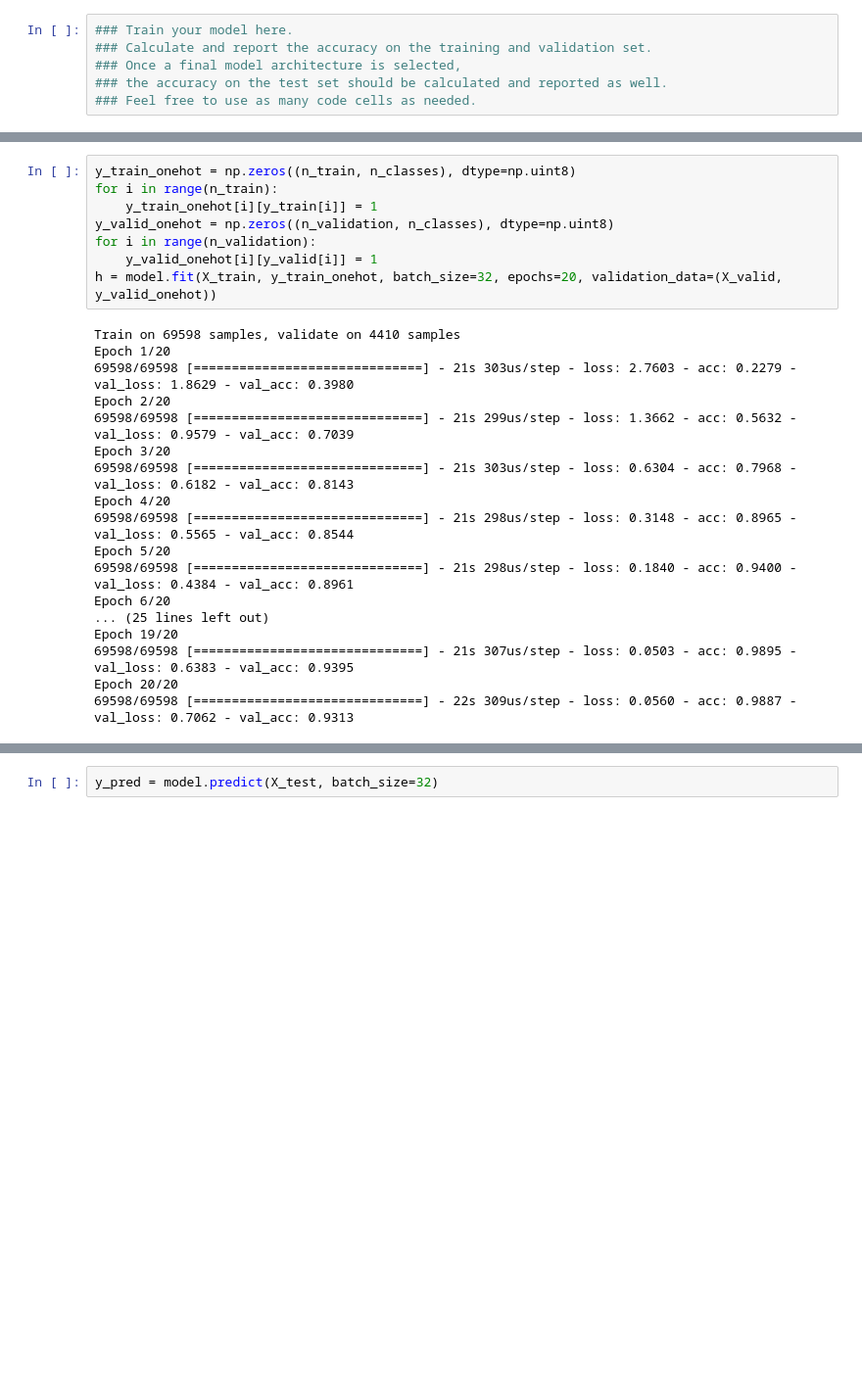
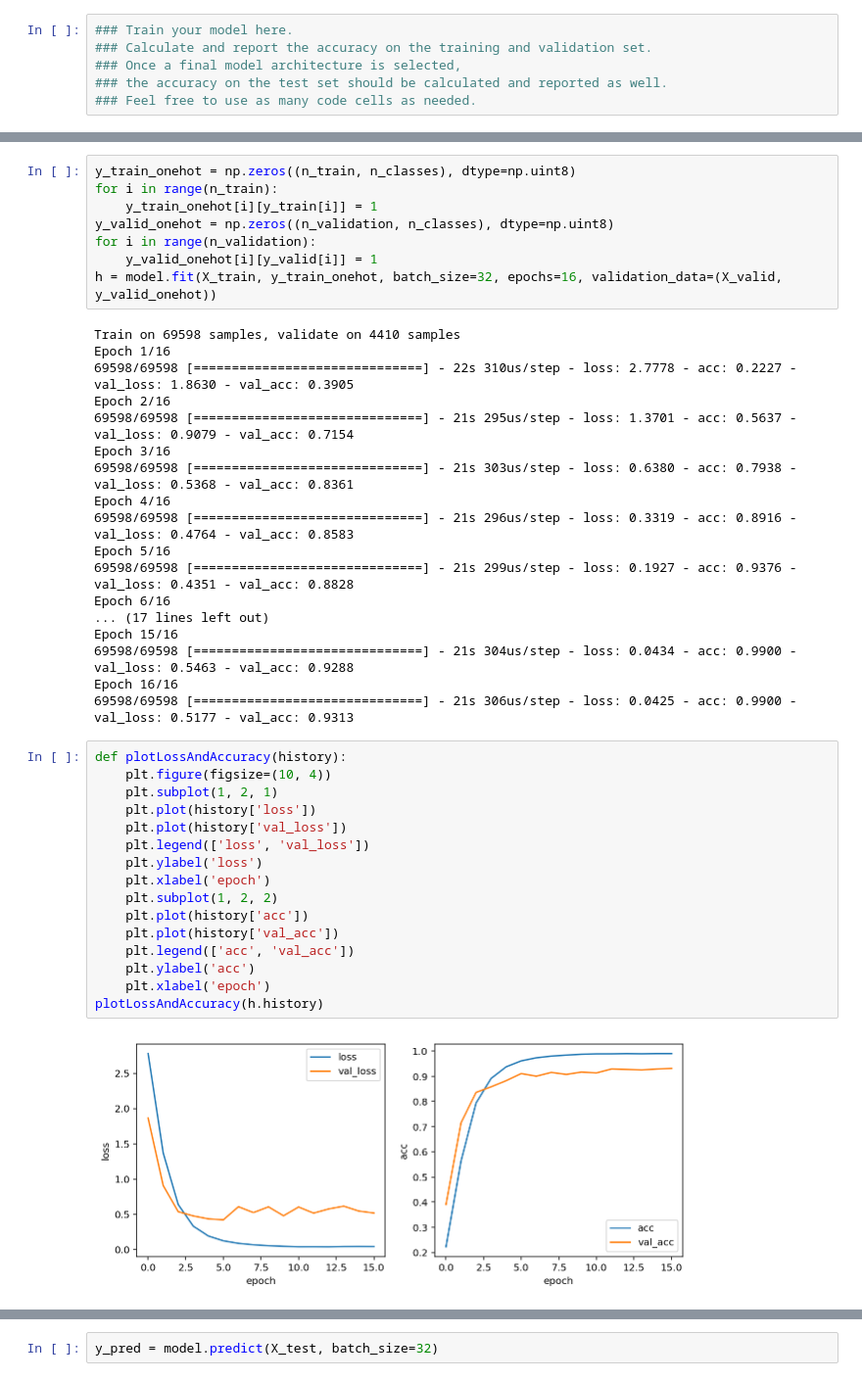
Before and after one commit to mickiedd/carnd_t1p2, a Jupyter notebook: Traffic_Sign_Classifier.ipynb, the cells around one changed output, grey strips where cells are left out. Shown at 98% size. Saved outputs shown, nothing was run; the diff lists cells and outputs as text; blank space fills up the shorter version.

```diff
--- a/Traffic_Sign_Classifier.ipynb
+++ b/Traffic_Sign_Classifier.ipynb
@@ -290,22 +290,40 @@ for i in range(n_train):
 y_valid_onehot = np.zeros((n_validation, n_classes), dtype=np.uint8)
 for i in range(n_validation):
     y_valid_onehot[i][y_valid[i]] = 1
-h = model.fit(X_train, y_train_onehot, batch_size=32, epochs=20, validation_data=(X_valid, y_valid_onehot))
+h = model.fit(X_train, y_train_onehot, batch_size=32, epochs=16, validation_data=(X_valid, y_valid_onehot))
 # %% [output]
 Train on 69598 samples, validate on 4410 samples
-Epoch 1/20
-69598/69598 [==============================] - 21s 303us/step - loss: 2.7603 - acc: 0.2279 - val_loss: 1.8629 - val_acc: 0.3980
-Epoch 2/20
-69598/69598 [==============================] - 21s 299us/step - loss: 1.3662 - acc: 0.5632 - val_loss: 0.9579 - val_acc: 0.7039
-Epoch 3/20
-69598/69598 [==============================] - 21s 303us/step - loss: 0.6304 - acc: 0.7968 - val_loss: 0.6182 - val_acc: 0.8143
-Epoch 4/20
-69598/69598 [==============================] - 21s 298us/step - loss: 0.3148 - acc: 0.8965 - val_loss: 0.5565 - val_acc: 0.8544
-Epoch 5/20
-69598/69598 [==============================] - 21s 298us/step - loss: 0.1840 - acc: 0.9400 - val_loss: 0.4384 - val_acc: 0.8961
-Epoch 6/20
-... (25 lines left out)
-Epoch 19/20
-69598/69598 [==============================] - 21s 307us/step - loss: 0.0503 - acc: 0.9895 - val_loss: 0.6383 - val_acc: 0.9395
-Epoch 20/20
-69598/69598 [==============================] - 22s 309us/step - loss: 0.0560 - acc: 0.9887 - val_loss: 0.7062 - val_acc: 0.9313
+Epoch 1/16
+69598/69598 [==============================] - 22s 310us/step - loss: 2.7778 - acc: 0.2227 - val_loss: 1.8630 - val_acc: 0.3905
+Epoch 2/16
+69598/69598 [==============================] - 21s 295us/step - loss: 1.3701 - acc: 0.5637 - val_loss: 0.9079 - val_acc: 0.7154
+Epoch 3/16
+69598/69598 [==============================] - 21s 303us/step - loss: 0.6380 - acc: 0.7938 - val_loss: 0.5368 - val_acc: 0.8361
+Epoch 4/16
+69598/69598 [==============================] - 21s 296us/step - loss: 0.3319 - acc: 0.8916 - val_loss: 0.4764 - val_acc: 0.8583
+Epoch 5/16
+69598/69598 [==============================] - 21s 299us/step - loss: 0.1927 - acc: 0.9376 - val_loss: 0.4351 - val_acc: 0.8828
+Epoch 6/16
+... (17 lines left out)
+Epoch 15/16
+69598/69598 [==============================] - 21s 304us/step - loss: 0.0434 - acc: 0.9900 - val_loss: 0.5463 - val_acc: 0.9288
+Epoch 16/16
+69598/69598 [==============================] - 21s 306us/step - loss: 0.0425 - acc: 0.9900 - val_loss: 0.5177 - val_acc: 0.9313
+# %%
+def plotLossAndAccuracy(history):
+    plt.figure(figsize=(10, 4))
+    plt.subplot(1, 2, 1)
+    plt.plot(history['loss'])
+    plt.plot(history['val_loss'])
+    plt.legend(['loss', 'val_loss'])
+    plt.ylabel('loss')
+    plt.xlabel('epoch')
+    plt.subplot(1, 2, 2)
+    plt.plot(history['acc'])
+    plt.plot(history['val_acc'])
+    plt.legend(['acc', 'val_acc'])
+    plt.ylabel('acc')
+    plt.xlabel('epoch')
+plotLossAndAccuracy(h.history)
+# %% [output]
+[figure, added]
```
Also changed, not shown: parts of 5 cells of this notebook, 1 other file.
